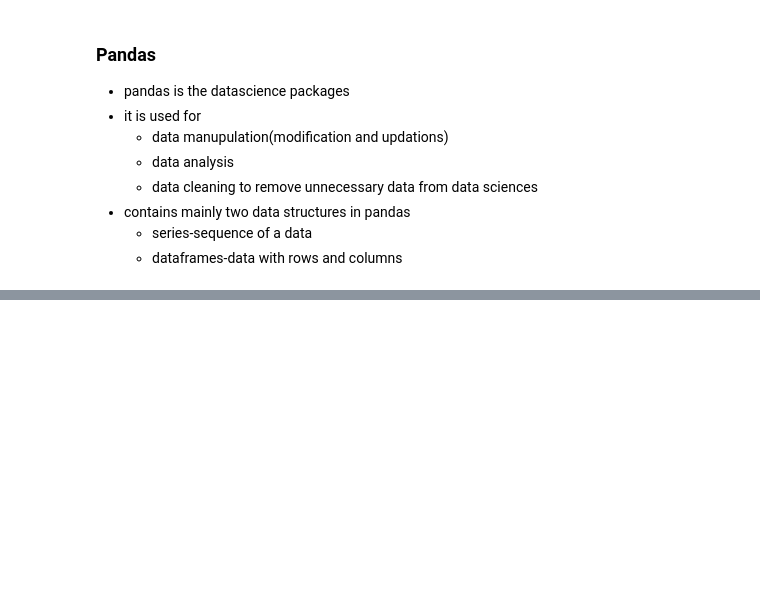
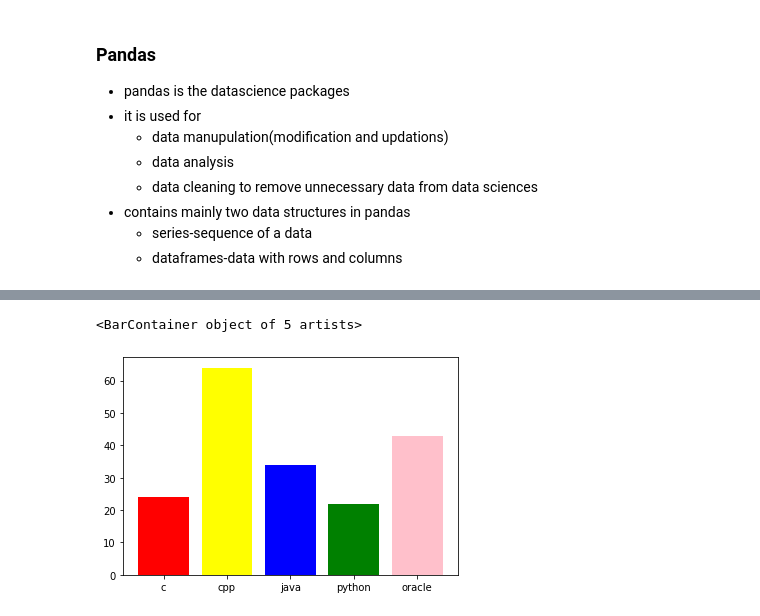
Before and after one commit to pdivya520/pythion, a Jupyter notebook: 7-2-22.ipynb, the cells around one changed output, grey strips where cells are left out. Saved outputs shown, nothing was run; the diff lists cells and outputs as text; code cells hidden in the pictures; blank space fills up the shorter version.

```diff
--- a/7-2-22.ipynb
+++ b/7-2-22.ipynb
@@ -411,0 +568,8 @@ np.cos(0)
+# %%
+# bar graph used to create bar charts
+marks=[24,64,34,22,43]
+names=['c','cpp','java','python','oracle']
+plt.bar(names,marks,color=['red','yellow','blue','green','pink'])
+# %% [output]
+<BarContainer object of 5 artists>
+[figure, added]
```
Also changed, not shown: parts of 30 cells of this notebook.
